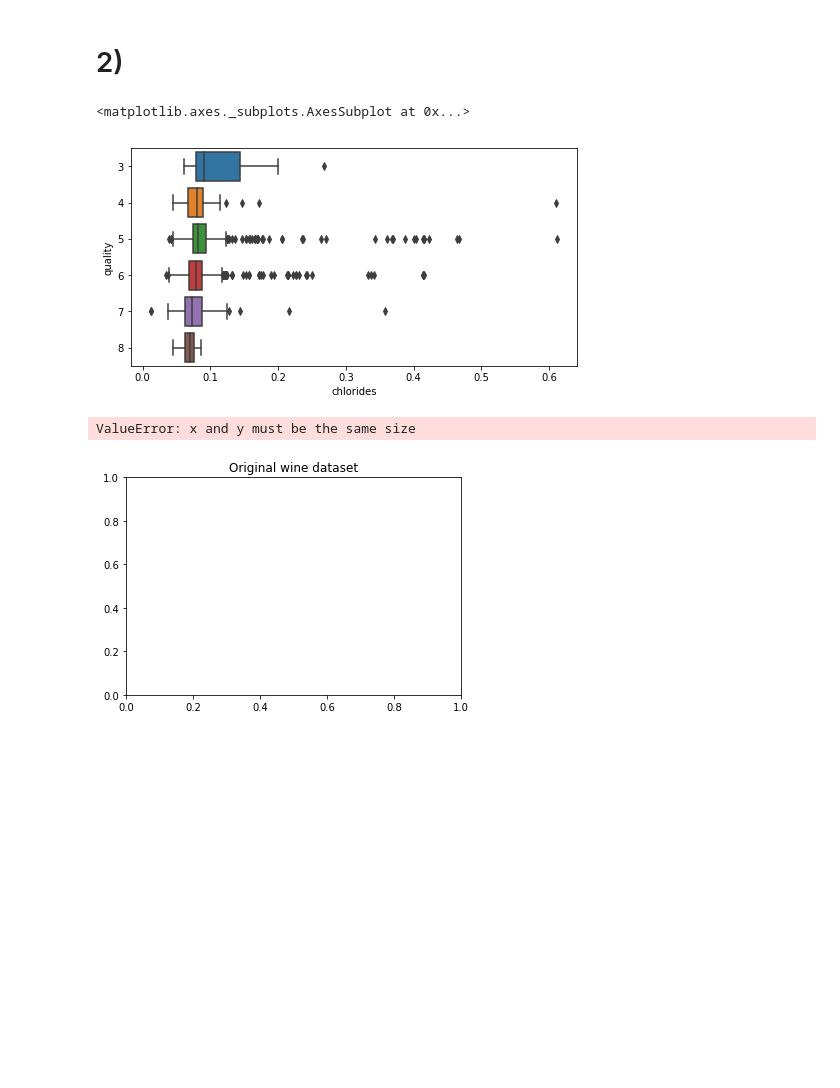
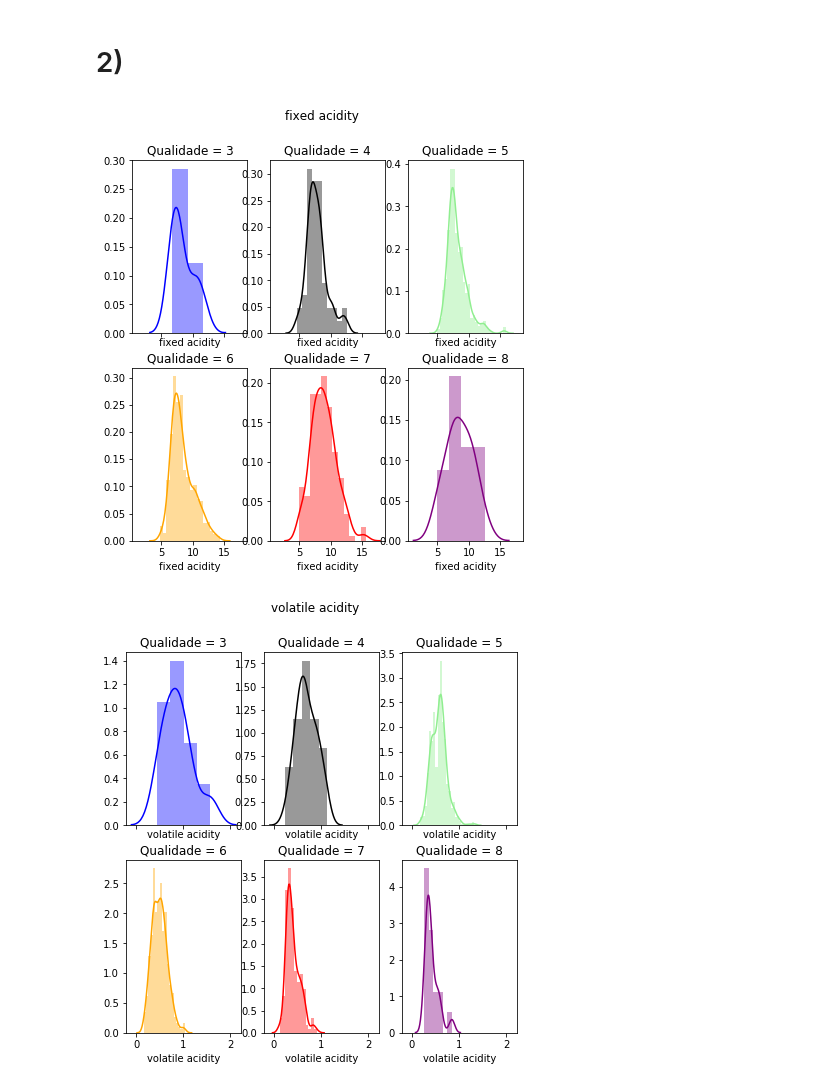
Before and after one commit to leotok/INF1032, a Jupyter notebook: labs/Exercicio2_1.ipynb, the cells around one changed output. Cells and saved outputs as stored; diff of their text form; code cells hidden in the pictures; blank space fills up the shorter version.

```diff
--- a/labs/Exercicio2_1.ipynb
+++ b/labs/Exercicio2_1.ipynb
@@ -100,23 +100,19 @@ plt.show()
 # %% [markdown]
 # 2)
-# %%
-f, ax = plt.subplots(figsize=(8, 4))
-sns.boxplot(y="quality", x="chlorides", data=initial_df, orient='h')
-# ax.xaxis.grid(True)
-# sns.despine(trim=True, left=True)
-# %% [output]
-<matplotlib.axes._subplots.AxesSubplot at 0x...>
-[figure, removed]
-# %%
-fig = plt.figure()
-ax = fig.add_subplot(111)
-ax.set_title('Original wine dataset')
-cmap = sns.cubehelix_palette(as_cmap=True, n_colors=len(labels), start=6)
-cmap = sns.palettes.blend_palette(colors=['blue', 'black', 'lightGreen', 'orange', 'red', 'purple'], as_cmap=True)
-
-ax.scatter(x=initial_df[feature_columns], y=initial_df.quality, c=initial_df.quality, cmap=cmap)
-
-plt.show()
-# %% [output]
-ValueError: x and y must be the same size
-[figure, removed]
+# %%
+qualities = [(3,'blue',0,0), (4,'black',0,1), (5,'lightGreen',0,2), (6,'orange',1,0),
+             (7,'red',1,1), (8,'purple',1,2)]
+
+attributes = ['fixed acidity', 'volatile acidity', 'citric acid', 'residual sugar',
+       'chlorides', 'free sulfur dioxide', 'total sulfur dioxide', 'density',
+       'pH', 'sulphates', 'alcohol']
+
+for attribute in attributes:
+    f, axes = plt.subplots(2, 3, figsize=(7, 7), sharex=True)
+    f.suptitle(attribute)
+    for quality in qualities:
+        sns.distplot(initial_df[initial_df.quality==quality[0]][attribute]
+                     ,color=quality[1], ax=axes[quality[2], quality[3]]).set_title('Qualidade = ' + str(quality[0]))
+# %% [output]
+[figure, added]
+[figure, added]
```
Also changed, not shown: parts of 3 cells of this notebook.
